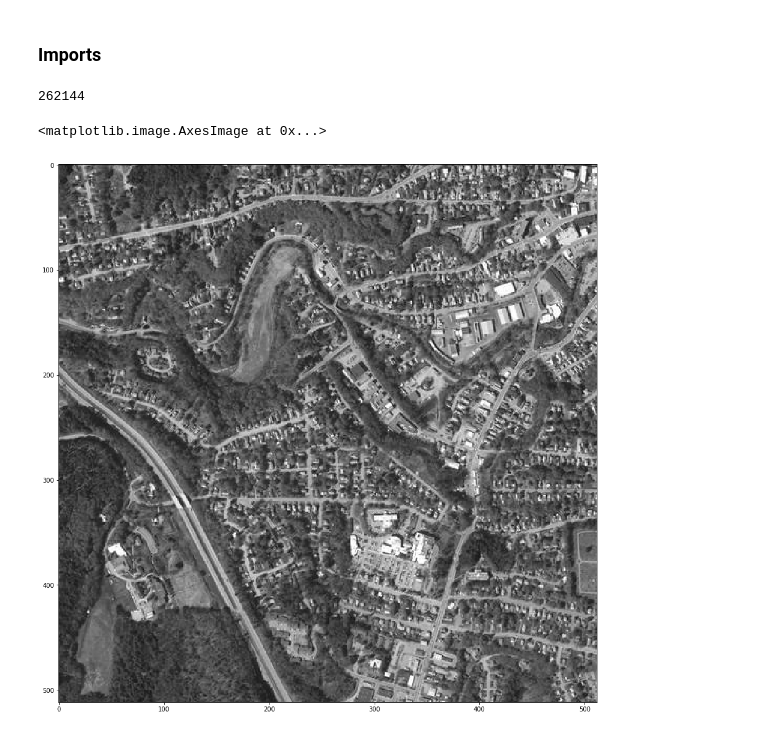
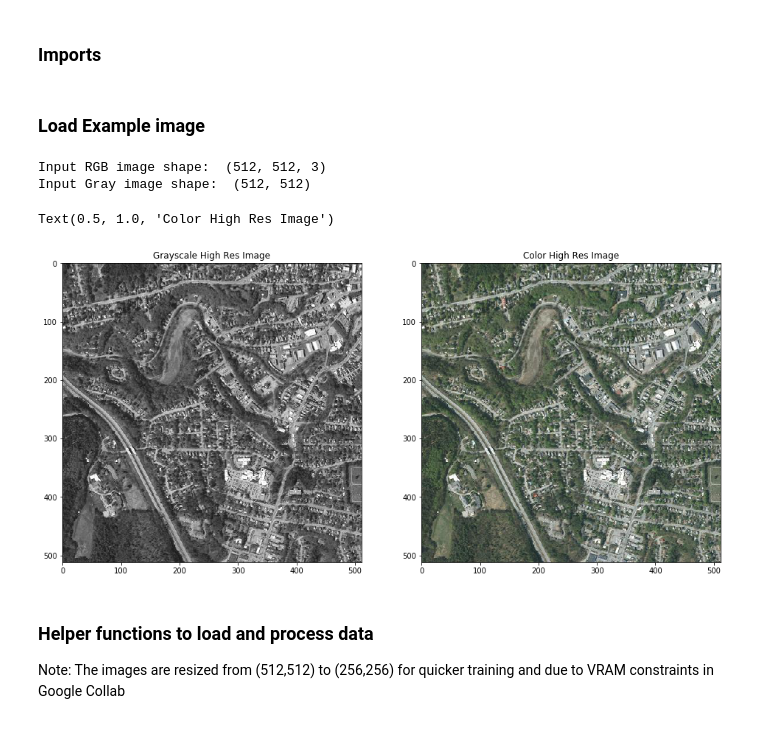
Before and after one commit to Asciotti/neural-sar, a Jupyter notebook: notebooks/1_simple_autoencoder.ipynb, the cells around one changed output. Saved outputs shown, nothing was run; the diff lists cells and outputs as text; code cells hidden in the pictures.

```diff
--- a/notebooks/1_simple_autoencoder.ipynb
+++ b/notebooks/1_simple_autoencoder.ipynb
@@ -23,23 +33,43 @@ Mounted at /content/drive
 # %% [markdown]
 ### Imports
 # %%
+import time
 import numpy as np
+# Matplotlib
+import matplotlib.pyplot as plt
+plt.rcParams['lines.linewidth'] = 4
+plt.style.use(['seaborn-darkgrid'])
+# Image
+from skimage.io import imread
+from skimage.color import rgb2gray
+from skimage.transform import resize
+from skimage.exposure import histogram
+# Keras
 import keras
-import matplotlib.pyplot as plt
-from skimage.io import imread
 from keras.layers import  Input,Conv2D,BatchNormalization,Activation,Subtract,Add
 from keras.models import Model, load_model
 from keras.callbacks import CSVLogger, ModelCheckpoint, LearningRateScheduler
 from keras.optimizers import Adam
+from keras.callbacks import *
+# %% [markdown]
+### Load Example image
 # %%
-name = 1
-im = imread('/content/drive/My Drive/Colab Notebooks/1_ft_ortho_images/'  + str(int(name)) + '.png', as_gray=True)
-print(im.size)
+im = imread('/content/drive/My Drive/Colab Notebooks/1_ft_ortho_images/1.png')
+print('Input RGB image shape: ', im.shape)
+print('Input Gray image shape: ', rgb2gray(im).shape)
 # %% [output]
-262144
+Input RGB image shape:  (512, 512, 3)
+Input Gray image shape:  (512, 512)
 # %%
-fig, axes = plt.subplots(1,1,figsize=(16,16))
-axes.imshow(im, cmap='gray')
+fig, axes = plt.subplots(1,2,figsize=(16,16))
+axes[0].imshow(rgb2gray(im), cmap='gray')
+axes[0].set_title('Grayscale High Res Image')
+axes[1].imshow(im, cmap='gray')
+axes[1].set_title('Color High Res Image')
 # %% [output]
-<matplotlib.image.AxesImage at 0x...>
+Text(0.5, 1.0, 'Color High Res Image')
-[figure, old version]
+[figure, new version]
+# %% [markdown]
+### Helper functions to load and process data
+
+Note: The images are resized from (512,512) to (256,256) for quicker training and due to VRAM constraints in Google Collab
```
Also changed, not shown: parts of 17 cells of this notebook.
